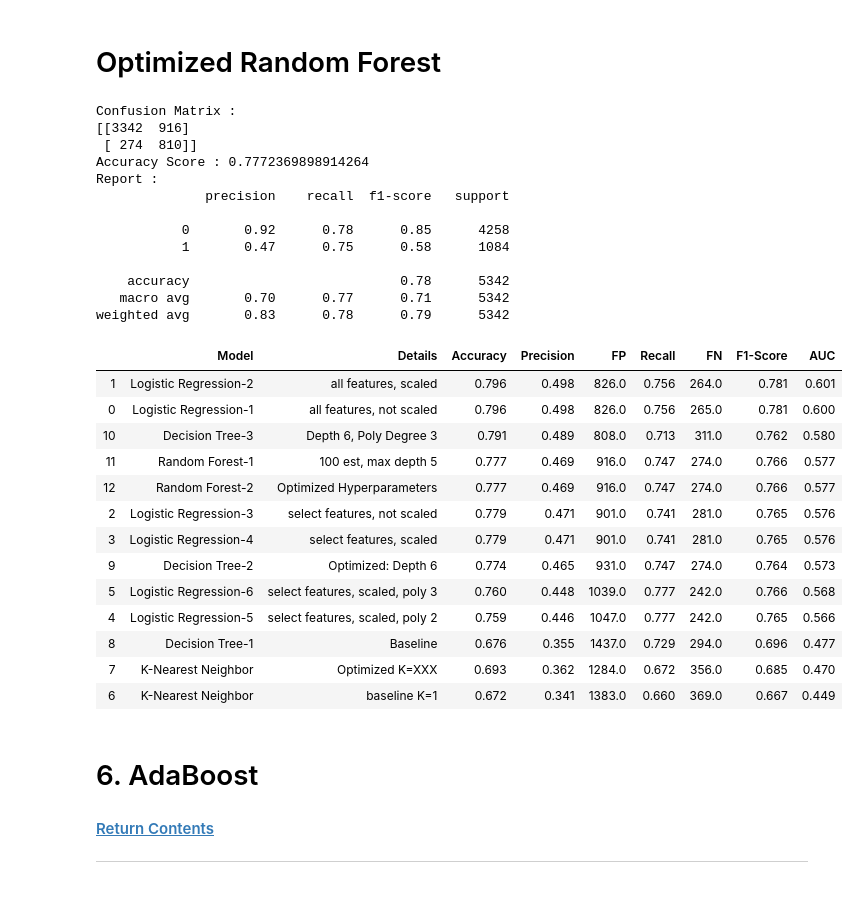
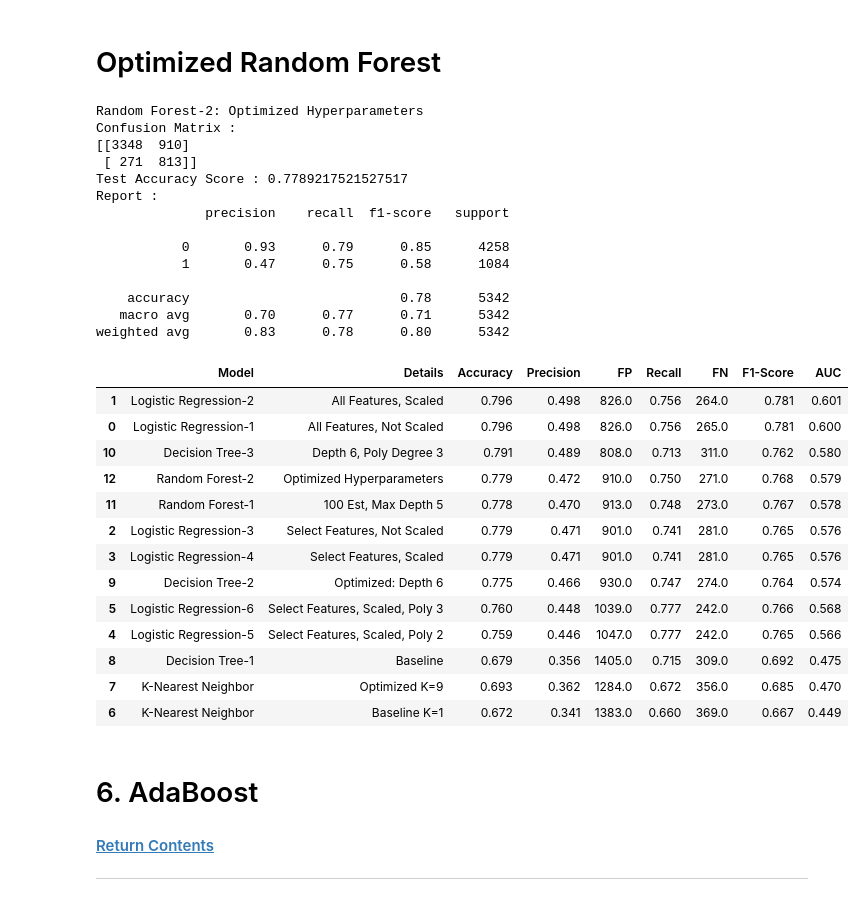
Before and after one commit to coreyryanhanson/predicting_seasonal_vaccinations, a Jupyter notebook: predicting_vaccination_modeling_h1n1.ipynb, the cells around one changed output. Saved outputs shown, nothing was run; the diff lists cells and outputs as text; code cells hidden in the pictures.

```diff
--- a/predicting_vaccination_modeling_h1n1.ipynb
+++ b/predicting_vaccination_modeling_h1n1.ipynb
@@ -892,27 +708,3 @@ weighted avg       0.83      0.79      0.80      5342
 <hr/>
 # %% [markdown]
 # Baseline Random Forest
-# %%
-from sklearn.ensemble import BaggingClassifier, RandomForestClassifier
-forest1 = RandomForestClassifier(n_estimators=100, max_depth= 5)
-forest1.fit(X_train_scaled, y_train_scaled)
-forest_pred1 = forest1.predict(X_test_scaled)
-
-cm = metrics.confusion_matrix(y_test_scaled, forest_pred1)
-print('Confusion Matrix :')
-print(cm)
-print('Accuracy Score :',metrics.accuracy_score(y_test_scaled, forest_pred1))
-print('Report : ')
-print(classification_report(y_test_scaled, forest_pred1))
-
-acc = float(format(metrics.accuracy_score(y_test_scaled, forest_pred1, sample_weight=None), '.3f'))
-prec = float(format(metrics.precision_score(y_test_scaled, forest_pred1),'.3f'))
-fp = cm[0,1]
-rec = float(format(metrics.recall_score(y_test_scaled, forest_pred1),'.3f'))
-fn = cm[1,0]
-auc = float(format(metrics.roc_auc_score(y_test_scaled, forest_pred1),'.3f'))
-f1 = float(format(metrics.f1_score(y_test_scaled, forest_pred1),'.3f'))
-
-r = evaluation.shape[0]
-evaluation.loc[r] = ['Random Forest-1','100 est, max depth 5',acc,prec,fp,rec,fn,auc,f1]
-evaluation.sort_values(by = 'AUC', ascending=False)
@@ -981,71 +779,53 @@ GridSearchCV(cv=3, error_score=nan,
 # %% [markdown]
 # Optimized Random Forest
 # %%
-from sklearn.ensemble import BaggingClassifier, RandomForestClassifier
 forest2 = RandomForestClassifier(bootstrap=True, ccp_alpha=0.0,
                                               class_weight=None,
                                               criterion='gini', max_depth=5,
                                               max_features='auto',
                                               max_leaf_nodes=None,
                                               max_samples=None,
                                               min_impurity_decrease=0.0,
                                               min_impurity_split=None,
                                               min_samples_leaf=1,
                                               min_samples_split=2,
                                               min_weight_fraction_leaf=0.0,
                                               n_estimators=100, n_jobs=None,
                                               oob_score=False,
                                               random_state=None, verbose=0,
                                               warm_start=False)
 forest2.fit(X_train_scaled, y_train_scaled)
-forest_pred2 = forest1.predict(X_test_scaled)
 
-cm = metrics.confusion_matrix(y_test_scaled, forest_pred2)
-print('Confusion Matrix :')
-print(cm)
-print('Accuracy Score :',metrics.accuracy_score(y_test_scaled, forest_pred2))
-print('Report : ')
-print(classification_report(y_test_scaled, forest_pred2))
-
-acc = float(format(metrics.accuracy_score(y_test_scaled, forest_pred2, sample_weight=None), '.3f'))
-prec = float(format(metrics.precision_score(y_test_scaled, forest_pred2),'.3f'))
-fp = cm[0,1]
-rec = float(format(metrics.recall_score(y_test_scaled, forest_pred2),'.3f'))
-fn = cm[1,0]
-auc = float(format(metrics.roc_auc_score(y_test_scaled, forest_pred2),'.3f'))
-f1 = float(format(metrics.f1_score(y_test_scaled, forest_pred2),'.3f'))
-
-r = evaluation.shape[0]
-evaluation.loc[r] = ['Random Forest-2','Optimized Hyperparameters',acc,prec,fp,rec,fn,auc,f1]
-evaluation.sort_values(by = 'AUC', ascending=False)
+evaluate_to_df(forest2, X_test_scaled, y_test_scaled, evaluation, 'Random Forest-2', 'Optimized Hyperparameters')
 # %% [output]
+Random Forest-2: Optimized Hyperparameters
 Confusion Matrix :
-[[3342  916]
- [ 274  810]]
-Accuracy Score : 0.7772369898914264
+[[3348  910]
+ [ 271  813]]
+Test Accuracy Score : 0.7789217521527517
 Report :
               precision    recall  f1-score   support
 
-           0       0.92      0.78      0.85      4258
+           0       0.93      0.79      0.85      4258
            1       0.47      0.75      0.58      1084
 
     accuracy                           0.78      5342
    macro avg       0.70      0.77      0.71      5342
-weighted avg       0.83      0.78      0.79      5342
+weighted avg       0.83      0.78      0.80      5342
 |  | Model | Details | Accuracy | Precision | FP | Recall | FN | F1-Score | AUC |
-| 1 | Logistic Regression-2 | all features, scaled | 0.796 | 0.498 | 826.0 | 0.756 | 264.0 | 0.781 | 0.601 |
-| 0 | Logistic Regression-1 | all features, not scaled | 0.796 | 0.498 | 826.0 | 0.756 | 265.0 | 0.781 | 0.600 |
+| 1 | Logistic Regression-2 | All Features, Scaled | 0.796 | 0.498 | 826.0 | 0.756 | 264.0 | 0.781 | 0.601 |
+| 0 | Logistic Regression-1 | All Features, Not Scaled | 0.796 | 0.498 | 826.0 | 0.756 | 265.0 | 0.781 | 0.600 |
 | 10 | Decision Tree-3 | Depth 6, Poly Degree 3 | 0.791 | 0.489 | 808.0 | 0.713 | 311.0 | 0.762 | 0.580 |
-| 11 | Random Forest-1 | 100 est, max depth 5 | 0.777 | 0.469 | 916.0 | 0.747 | 274.0 | 0.766 | 0.577 |
-| 12 | Random Forest-2 | Optimized Hyperparameters | 0.777 | 0.469 | 916.0 | 0.747 | 274.0 | 0.766 | 0.577 |
-| 2 | Logistic Regression-3 | select features, not scaled | 0.779 | 0.471 | 901.0 | 0.741 | 281.0 | 0.765 | 0.576 |
-| 3 | Logistic Regression-4 | select features, scaled | 0.779 | 0.471 | 901.0 | 0.741 | 281.0 | 0.765 | 0.576 |
-| 9 | Decision Tree-2 | Optimized: Depth 6 | 0.774 | 0.465 | 931.0 | 0.747 | 274.0 | 0.764 | 0.573 |
-| 5 | Logistic Regression-6 | select features, scaled, poly 3 | 0.760 | 0.448 | 1039.0 | 0.777 | 242.0 | 0.766 | 0.568 |
-| 4 | Logistic Regression-5 | select features, scaled, poly 2 | 0.759 | 0.446 | 1047.0 | 0.777 | 242.0 | 0.765 | 0.566 |
-| 8 | Decision Tree-1 | Baseline | 0.676 | 0.355 | 1437.0 | 0.729 | 294.0 | 0.696 | 0.477 |
-| 7 | K-Nearest Neighbor | Optimized K=XXX | 0.693 | 0.362 | 1284.0 | 0.672 | 356.0 | 0.685 | 0.470 |
-| 6 | K-Nearest Neighbor | baseline K=1 | 0.672 | 0.341 | 1383.0 | 0.660 | 369.0 | 0.667 | 0.449 |
+| 12 | Random Forest-2 | Optimized Hyperparameters | 0.779 | 0.472 | 910.0 | 0.750 | 271.0 | 0.768 | 0.579 |
+| 11 | Random Forest-1 | 100 Est, Max Depth 5 | 0.778 | 0.470 | 913.0 | 0.748 | 273.0 | 0.767 | 0.578 |
+| 2 | Logistic Regression-3 | Select Features, Not Scaled | 0.779 | 0.471 | 901.0 | 0.741 | 281.0 | 0.765 | 0.576 |
+| 3 | Logistic Regression-4 | Select Features, Scaled | 0.779 | 0.471 | 901.0 | 0.741 | 281.0 | 0.765 | 0.576 |
+| 9 | Decision Tree-2 | Optimized: Depth 6 | 0.775 | 0.466 | 930.0 | 0.747 | 274.0 | 0.764 | 0.574 |
+| 5 | Logistic Regression-6 | Select Features, Scaled, Poly 3 | 0.760 | 0.448 | 1039.0 | 0.777 | 242.0 | 0.766 | 0.568 |
+| 4 | Logistic Regression-5 | Select Features, Scaled, Poly 2 | 0.759 | 0.446 | 1047.0 | 0.777 | 242.0 | 0.765 | 0.566 |
+| 8 | Decision Tree-1 | Baseline | 0.679 | 0.356 | 1405.0 | 0.715 | 309.0 | 0.692 | 0.475 |
+| 7 | K-Nearest Neighbor | Optimized K=9 | 0.693 | 0.362 | 1284.0 | 0.672 | 356.0 | 0.685 | 0.470 |
+| 6 | K-Nearest Neighbor | Baseline K=1 | 0.672 | 0.341 | 1383.0 | 0.660 | 369.0 | 0.667 | 0.449 |
 # %% [markdown]
 # <span id="6"></span>6. AdaBoost
 #### [Return Contents](#0)
```
Also changed, not shown: parts of 32 cells of this notebook.
